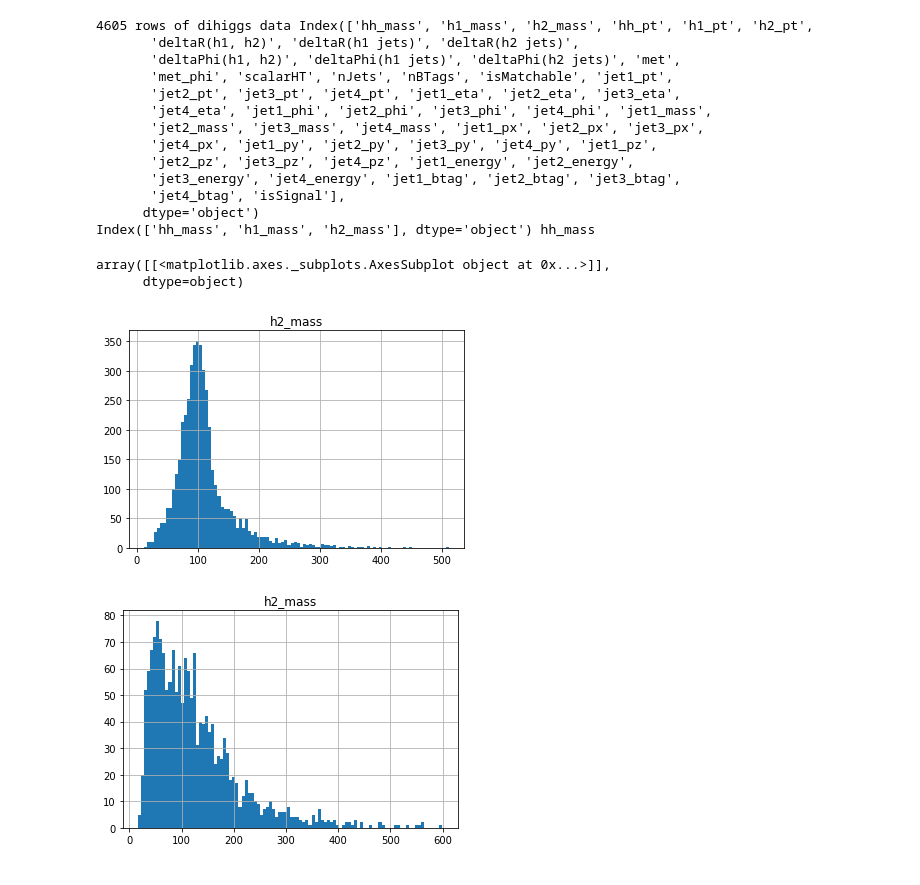
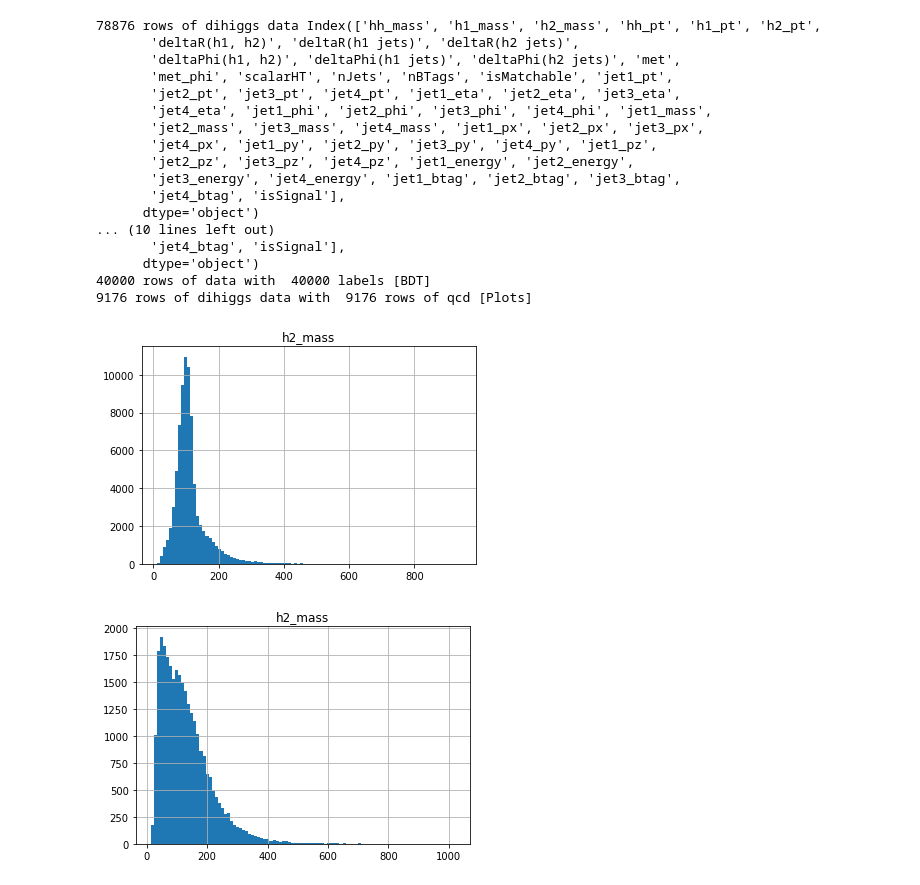
Before and after one commit to neu-physics/dihiggsMLProject, a Jupyter notebook: BoostedDecisionTree/xgboost_sandbox.ipynb, the cells around one changed output. Cells and saved outputs as stored; diff of their text form; code cells hidden in the pictures.

Commit message:
visualization work

```diff
--- a/BoostedDecisionTree/xgboost_sandbox.ipynb
+++ b/BoostedDecisionTree/xgboost_sandbox.ipynb
@@ -5,49 +6,68 @@ from sklearn.model_selection import train_test_split
 # %%
 # *** 0. Import Dataset
-qcd_raw = pd.read_csv('../higgsReconstruction/EventPlotting/qcd_outputDataForLearning.csv')
-hh_raw = pd.read_csv('../higgsReconstruction/EventPlotting/dihiggs_outputDataForLearning.csv')
+qcd_raw = pd.read_csv('../samples_500k/qcd_outputDataForLearning.csv')
+hh_raw = pd.read_csv('../samples_500k/dihiggs_outputDataForLearning.csv')
 
 hh_raw.head()
 hh_raw['isSignal'] = 1
 print(len(hh_raw), "rows of dihiggs data", hh_raw.columns)
 #print( print(hh_raw.loc[[10]]))
 
 qcd_raw.head()
 qcd_raw['isSignal'] = 0
-#print(len(qcd_raw), "rows of qcd data", qcd_raw.columns)
+print(len(qcd_raw), "rows of qcd data", qcd_raw.columns)
 
 variableNames = ['hh_mass', 'h1_mass', 'h2_mass']
 #variableNames = ['deltaR(h1, h2)', 'deltaR(h1 jets)', 'deltaR(h2 jets)']
 #variableNames = ['hh_mass', 'h1_mass', 'h2_mass', 'deltaR(h1, h2)', 'deltaR(h1 jets)', 'deltaR(h2 jets)']
-print(hh_reducedData.columns, variableNames[0])
+#print(hh_reducedData.columns, variableNames[0])
+
+# *** 1. Make mix of dihiggs and QCD
+hh_reducedData  = hh_raw[variableNames]
+qcd_reducedData = qcd_raw[variableNames]
+hh_labels  = hh_raw[ ['isSignal'] ]
+qcd_labels = qcd_raw[ ['isSignal'] ]
+
+# ** a. Get 20k Events of each
+nEventsToUse = 20000
+hh_reducedDataForBDT  = hh_reducedData[:nEventsToUse]
+qcd_reducedDataForBDT = qcd_reducedData[:nEventsToUse]
+hh_labelsForBDT       = hh_labels[:nEventsToUse]
+qcd_labelsForBDT      = qcd_labels[:nEventsToUse]
+all_reducedDataForBDT = hh_reducedDataForBDT.append(qcd_reducedDataForBDT)
+all_labelsForBDT      = hh_labelsForBDT.append(qcd_labelsForBDT)
 
 
-hh_reducedData  = hh_raw[variableNames]
-qcd_reducedData = qcd_raw[variableNames]
-all_reducedData = hh_reducedData.append(qcd_reducedData)
+# ** B. Use additional 10k for unambiguous testing
+hh_reducedDataForPlots  = hh_reducedData[nEventsToUse:len(qcd_reducedData)]
+qcd_reducedDataForPlots = qcd_reducedData[nEventsToUse:len(qcd_reducedData)]
+hh_labelsForPlots       = hh_labels[nEventsToUse:len(qcd_reducedData)]
+qcd_labelsForPlots      = qcd_labels[nEventsToUse:len(qcd_reducedData)]
 
-hh_labels  = hh_raw[ ['isSignal'] ]
-qcd_labels = qcd_raw[ ['isSignal'] ]
-all_labels = hh_labels.append(qcd_labels)
 
 hh_reducedData.hist(column=variableNames[2], bins=100)
 qcd_reducedData.hist(column=variableNames[2], bins=100)
+
+print(len(all_reducedDataForBDT), 'rows of data with ', len(all_labelsForBDT), 'labels [BDT]')
+print(len(hh_reducedDataForPlots), 'rows of dihiggs data with ', len(qcd_labelsForPlots), 'rows of qcd [Plots]')
 # %% [output]
-4605 rows of dihiggs data Index(['hh_mass', 'h1_mass', 'h2_mass', 'hh_pt', 'h1_pt', 'h2_pt',
+78876 rows of dihiggs data Index(['hh_mass', 'h1_mass', 'h2_mass', 'hh_pt', 'h1_pt', 'h2_pt',
        'deltaR(h1, h2)', 'deltaR(h1 jets)', 'deltaR(h2 jets)',
        'deltaPhi(h1, h2)', 'deltaPhi(h1 jets)', 'deltaPhi(h2 jets)', 'met',
        'met_phi', 'scalarHT', 'nJets', 'nBTags', 'isMatchable', 'jet1_pt',
        'jet2_pt', 'jet3_pt', 'jet4_pt', 'jet1_eta', 'jet2_eta', 'jet3_eta',
        'jet4_eta', 'jet1_phi', 'jet2_phi', 'jet3_phi', 'jet4_phi', 'jet1_mass',
        'jet2_mass', 'jet3_mass', 'jet4_mass', 'jet1_px', 'jet2_px', 'jet3_px',
        'jet4_px', 'jet1_py', 'jet2_py', 'jet3_py', 'jet4_py', 'jet1_pz',
        'jet2_pz', 'jet3_pz', 'jet4_pz', 'jet1_energy', 'jet2_energy',
        'jet3_energy', 'jet4_energy', 'jet1_btag', 'jet2_btag', 'jet3_btag',
        'jet4_btag', 'isSignal'],
       dtype='object')
-Index(['hh_mass', 'h1_mass', 'h2_mass'], dtype='object') hh_mass
+... (10 lines left out)
+       'jet4_btag', 'isSignal'],
+      dtype='object')
+40000 rows of data with  40000 labels [BDT]
+9176 rows of dihiggs data with  9176 rows of qcd [Plots]
-array([[<matplotlib.axes._subplots.AxesSubplot object at 0x...>]],
-      dtype=object)
-[figure, old version]
+[figure, new version]
-[figure, old version]
+[figure, new version]
 # %%
```
Also changed, not shown: parts of 7 cells of this notebook, 1 other file.
